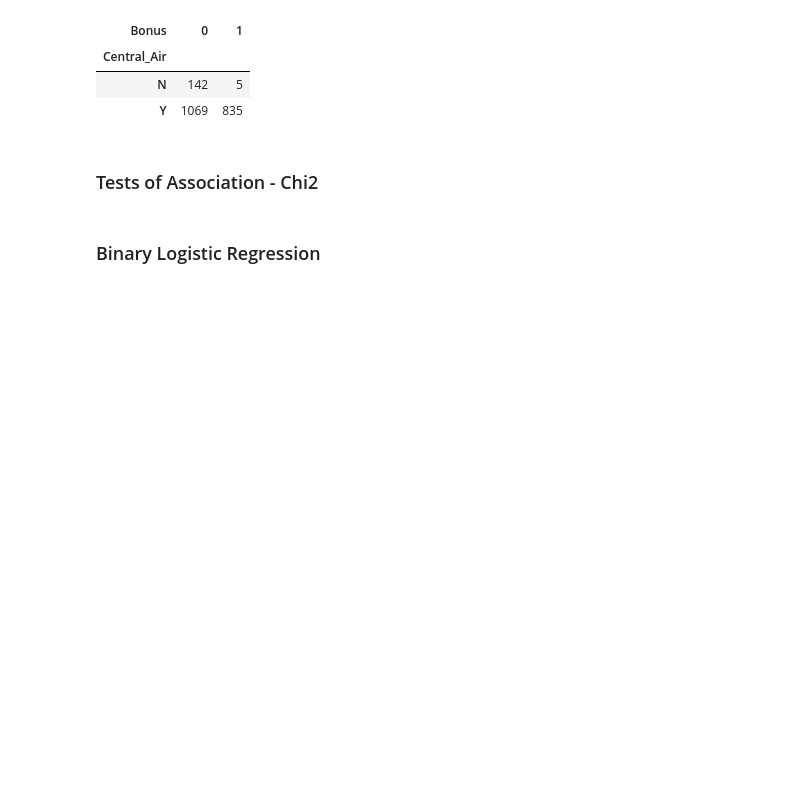
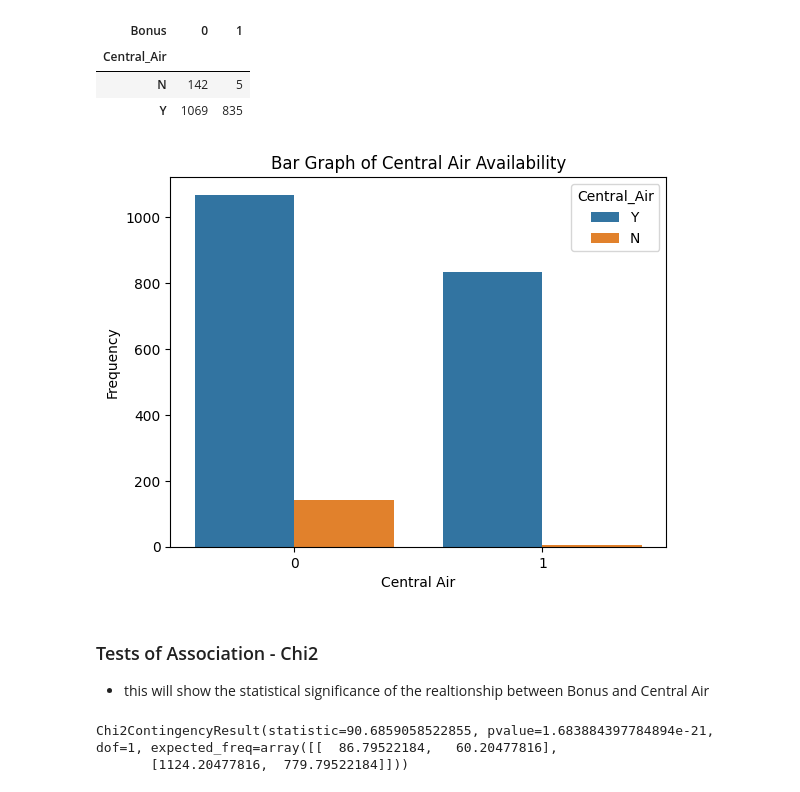
Before and after one commit to fred-lindsey/msa_ml_repo, a Jupyter notebook: deep_log_reg.ipynb, the cells around one changed output. Cells and saved outputs as stored; diff of their text form; code cells hidden in the pictures; blank space fills up the shorter version.

```diff
--- a/deep_log_reg.ipynb
+++ b/deep_log_reg.ipynb
@@ -91,7 +104,22 @@ pd.crosstab(index = train.Central_Air, columns = train.Bonus)
 | Central_Air |  |  |
 | N | 142 | 5 |
 | Y | 1069 | 835 |
-# %% [markdown]
-### Tests of Association - Chi2
-# %% [markdown]
-### Binary Logistic Regression
+# %%
+plt.cla()
+ax = sns.countplot(x = "Bonus", data = train, hue = "Central_Air")
+ax.set(xlabel = 'Central Air',
+       ylabel = 'Frequency',
+       title = 'Bar Graph of Central Air Availability')
+plt.show()
+# %% [output]
+[figure, added]
+# %% [markdown]
+### Tests of Association - Chi2
+- this will show the statistical significance of the realtionship between Bonus and Central Air
+# %%
+from scipy.stats import chi2_contingency
+
+chi2_contingency(pd.crosstab(index = train['Central_Air'], columns = train['Bonus']), correction = True)
+# %% [output]
+Chi2ContingencyResult(statistic=90.6859058522855, pvalue=1.683884397784894e-21, dof=1, expected_freq=array([[  86.79522184,   60.20477816],
+       [1124.20477816,  779.79522184]]))
```
Also changed, not shown: parts of 19 cells of this notebook, 3 other files.
